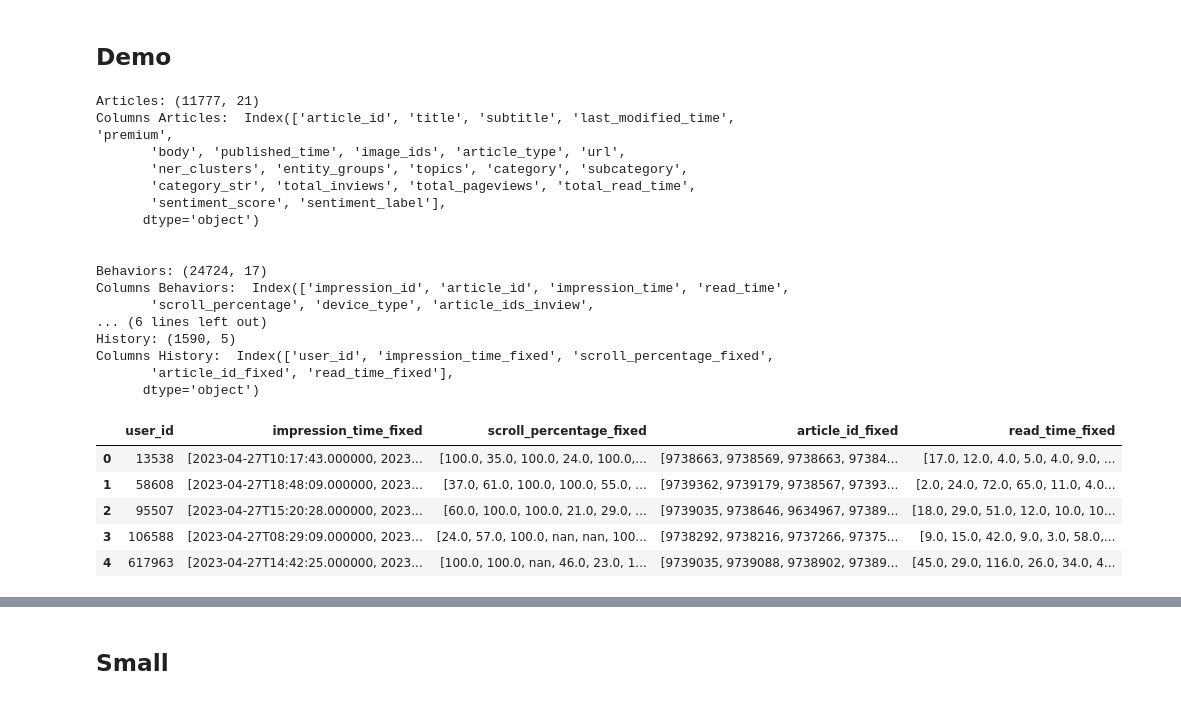
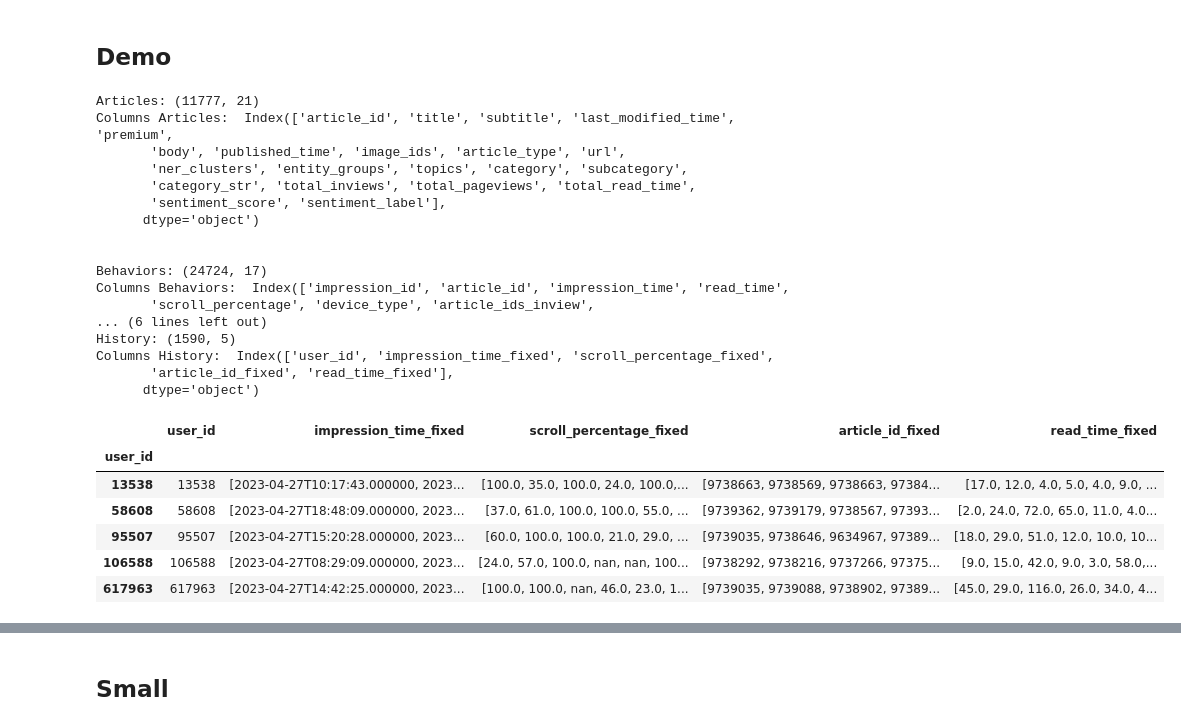
Before and after one commit to sohamchatterjee50/PPRec, a Jupyter notebook: OurCode/data.ipynb, the cells around one changed output, grey strips where cells are left out. Cells and saved outputs as stored; diff of their text form; code cells hidden in the pictures.

```diff
--- a/OurCode/data.ipynb
+++ b/OurCode/data.ipynb
@@ -74,30 +93,31 @@ Index(['article_id', 'title', 'subtitle', 'last_modified_time', 'premium',
 # %% [markdown]
 ## Demo
 # %%
-demo_train_split = data.EBNeRDSplit('train', "demo")
+demo_train_split = EBNeRDSplit('train', "demo")
 demo_train_split.summarize(show_columns=True)
 demo_train_split.history.head()
 # %% [output]
 Articles: (11777, 21)
 Columns Articles:  Index(['article_id', 'title', 'subtitle', 'last_modified_time', 'premium',
        'body', 'published_time', 'image_ids', 'article_type', 'url',
        'ner_clusters', 'entity_groups', 'topics', 'category', 'subcategory',
        'category_str', 'total_inviews', 'total_pageviews', 'total_read_time',
        'sentiment_score', 'sentiment_label'],
       dtype='object')
 
 
 Behaviors: (24724, 17)
 Columns Behaviors:  Index(['impression_id', 'article_id', 'impression_time', 'read_time',
        'scroll_percentage', 'device_type', 'article_ids_inview',
 ... (6 lines left out)
 History: (1590, 5)
 Columns History:  Index(['user_id', 'impression_time_fixed', 'scroll_percentage_fixed',
        'article_id_fixed', 'read_time_fixed'],
       dtype='object')
 |  | user_id | impression_time_fixed | scroll_percentage_fixed | article_id_fixed | read_time_fixed |
-| 0 | 13538 | [2023-04-27T10:17:43.000000, 2023... | [100.0, 35.0, 100.0, 24.0, 100.0,... | [9738663, 9738569, 9738663, 97384... | [17.0, 12.0, 4.0, 5.0, 4.0, 9.0, ... |
-| 1 | 58608 | [2023-04-27T18:48:09.000000, 2023... | [37.0, 61.0, 100.0, 100.0, 55.0, ... | [9739362, 9739179, 9738567, 97393... | [2.0, 24.0, 72.0, 65.0, 11.0, 4.0... |
-| 2 | 95507 | [2023-04-27T15:20:28.000000, 2023... | [60.0, 100.0, 100.0, 21.0, 29.0, ... | [9739035, 9738646, 9634967, 97389... | [18.0, 29.0, 51.0, 12.0, 10.0, 10... |
-| 3 | 106588 | [2023-04-27T08:29:09.000000, 2023... | [24.0, 57.0, 100.0, nan, nan, 100... | [9738292, 9738216, 9737266, 97375... | [9.0, 15.0, 42.0, 9.0, 3.0, 58.0,... |
-| 4 | 617963 | [2023-04-27T14:42:25.000000, 2023... | [100.0, 100.0, nan, 46.0, 23.0, 1... | [9739035, 9739088, 9738902, 97389... | [45.0, 29.0, 116.0, 26.0, 34.0, 4... |
+| user_id |  |  |  |  |  |
+| 13538 | 13538 | [2023-04-27T10:17:43.000000, 2023... | [100.0, 35.0, 100.0, 24.0, 100.0,... | [9738663, 9738569, 9738663, 97384... | [17.0, 12.0, 4.0, 5.0, 4.0, 9.0, ... |
+| 58608 | 58608 | [2023-04-27T18:48:09.000000, 2023... | [37.0, 61.0, 100.0, 100.0, 55.0, ... | [9739362, 9739179, 9738567, 97393... | [2.0, 24.0, 72.0, 65.0, 11.0, 4.0... |
+| 95507 | 95507 | [2023-04-27T15:20:28.000000, 2023... | [60.0, 100.0, 100.0, 21.0, 29.0, ... | [9739035, 9738646, 9634967, 97389... | [18.0, 29.0, 51.0, 12.0, 10.0, 10... |
+| 106588 | 106588 | [2023-04-27T08:29:09.000000, 2023... | [24.0, 57.0, 100.0, nan, nan, 100... | [9738292, 9738216, 9737266, 97375... | [9.0, 15.0, 42.0, 9.0, 3.0, 58.0,... |
+| 617963 | 617963 | [2023-04-27T14:42:25.000000, 2023... | [100.0, 100.0, nan, 46.0, 23.0, 1... | [9739035, 9739088, 9738902, 97389... | [45.0, 29.0, 116.0, 26.0, 34.0, 4... |
```
Also changed, not shown: parts of 17 cells of this notebook, 12 other files.
